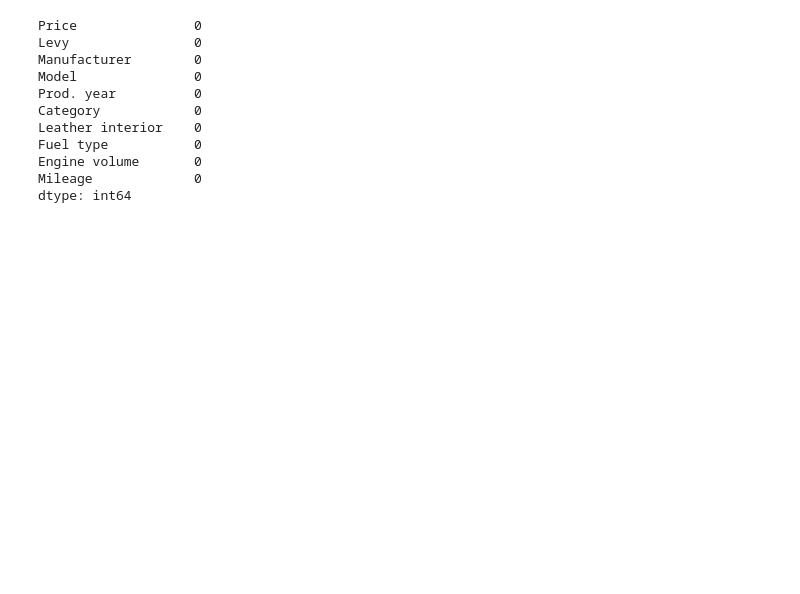
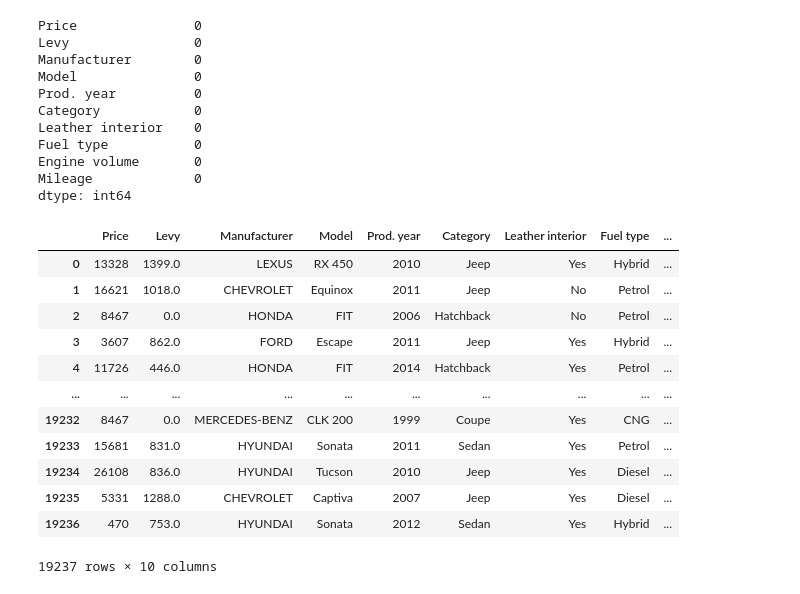
Before and after one commit to ashmi721/Data_Science_Class, a Jupyter notebook: self_practice/CarPrice_prediction_using_simple_LR.ipynb, the cells around one changed output. Cells and saved outputs as stored; diff of their text form; code cells hidden in the pictures; blank space fills up the shorter version.

```diff
--- a/self_practice/CarPrice_prediction_using_simple_LR.ipynb
+++ b/self_practice/CarPrice_prediction_using_simple_LR.ipynb
@@ -279,3 +299,19 @@ Fuel type           0
 Engine volume       0
 Mileage             0
 dtype: int64
+# %%
+df
+# %% [output]
+|  | Price | Levy | Manufacturer | Model | Prod. year | Category | Leather interior | Fuel type | ... |
+| 0 | 13328 | 1399.0 | LEXUS | RX 450 | 2010 | Jeep | Yes | Hybrid | ... |
+| 1 | 16621 | 1018.0 | CHEVROLET | Equinox | 2011 | Jeep | No | Petrol | ... |
+| 2 | 8467 | 0.0 | HONDA | FIT | 2006 | Hatchback | No | Petrol | ... |
+| 3 | 3607 | 862.0 | FORD | Escape | 2011 | Jeep | Yes | Hybrid | ... |
+| 4 | 11726 | 446.0 | HONDA | FIT | 2014 | Hatchback | Yes | Petrol | ... |
+| ... | ... | ... | ... | ... | ... | ... | ... | ... | ... |
+| 19232 | 8467 | 0.0 | MERCEDES-BENZ | CLK 200 | 1999 | Coupe | Yes | CNG | ... |
+| 19233 | 15681 | 831.0 | HYUNDAI | Sonata | 2011 | Sedan | Yes | Petrol | ... |
+| 19234 | 26108 | 836.0 | HYUNDAI | Tucson | 2010 | Jeep | Yes | Diesel | ... |
+| 19235 | 5331 | 1288.0 | CHEVROLET | Captiva | 2007 | Jeep | Yes | Diesel | ... |
+| 19236 | 470 | 753.0 | HYUNDAI | Sonata | 2012 | Sedan | Yes | Hybrid | ... |
+19237 rows × 10 columns
```
Also changed, not shown: parts of 23 cells of this notebook, 2 other files.
